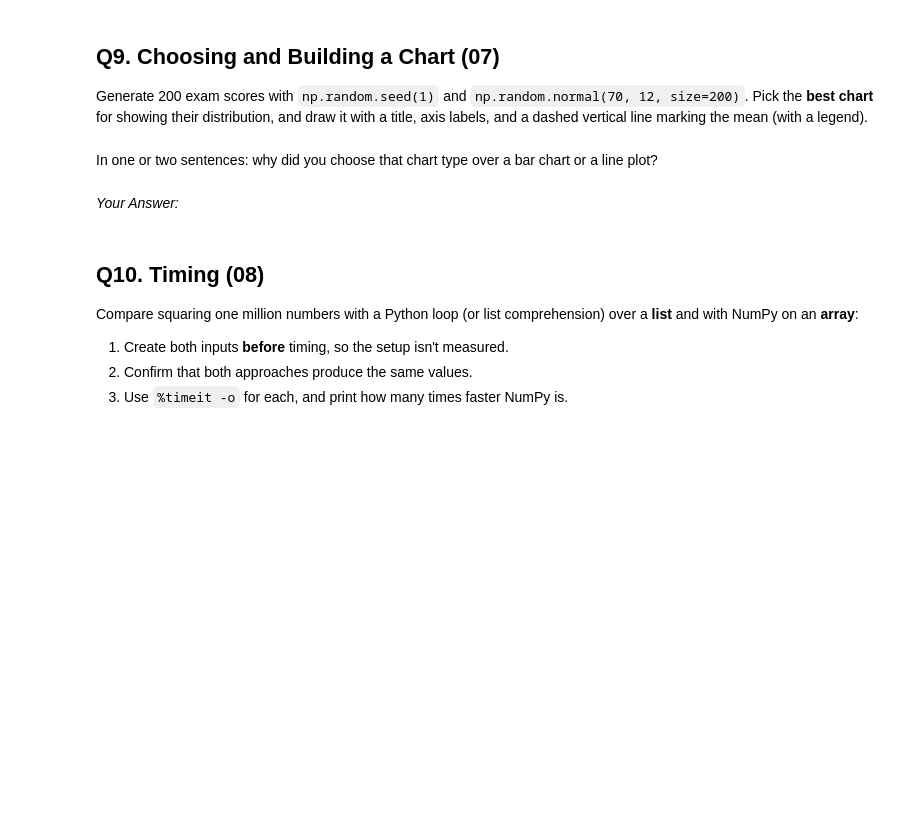
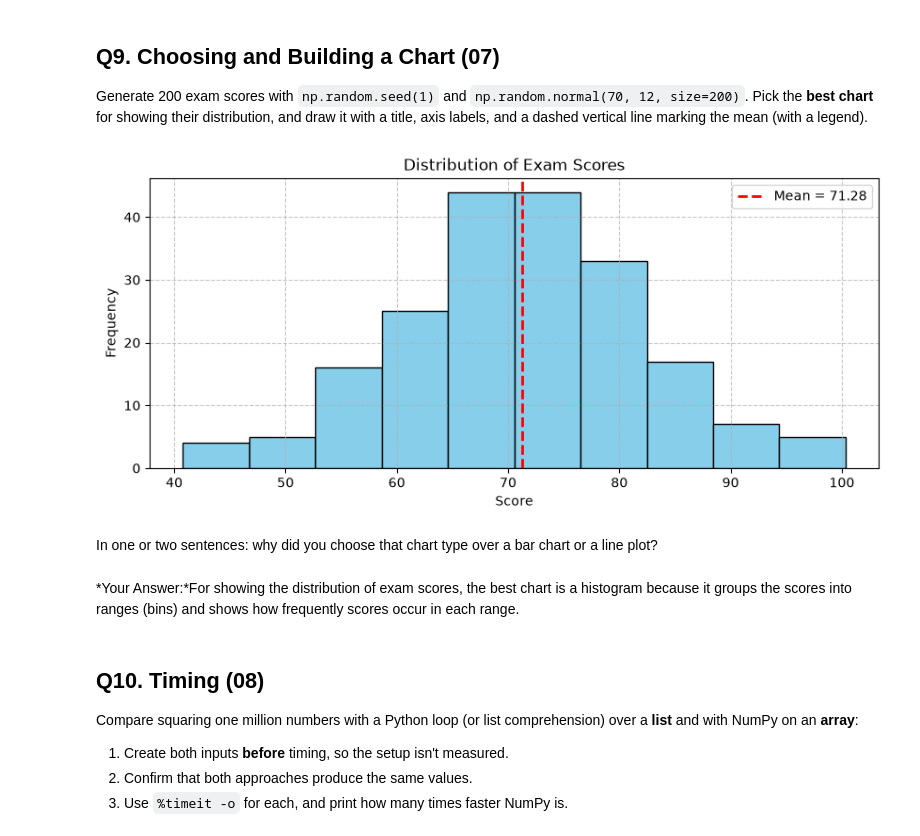
Before and after one commit to nazmunmansur/3603-data-science-mansur, a Jupyter notebook: 03-Completed/05-Foundations/Foundations_Quiz.ipynb, the cells around one changed output. Cells and saved outputs as stored; diff of their text form; code cells hidden in the pictures; blank space fills up the shorter version.

```diff
--- a/03-Completed/05-Foundations/Foundations_Quiz.ipynb
+++ b/03-Completed/05-Foundations/Foundations_Quiz.ipynb
@@ -89,3 +166,22 @@ Use `pathlib` and `with open(..., encoding='utf-8')`:
 Create a dictionary describing a course (name, number of credits, and a **list** of topics). Save it to `OUT / 'course.json'` with `indent=2`, read it back into a new variable, and print whether the two dictionaries are equal (`==`).
 # %%
 # Your code here
+# Create a course dictionary
+course = {
+    "name": "Introduction to Python",
+    "credits": 3,
+    "topics": ["Variables", "Loops", "Functions", "File Handling"]
+}
+
+# Save to JSON with indent=2
+json_file = OUT / "course.json"
+
+with open(json_file, "w", encoding="utf-8") as f:
+    json.dump(course, f, indent=2)
+
+# Read it back into a new variable
+with open(json_file, "r", encoding="utf-8") as f:
+    course_loaded = json.load(f)
+
+# Check whether the dictionaries are equal
+print(course == course_loaded)
@@ -106,10 +287,49 @@ Create a line plot of $y = x^2$ for 50 evenly spaced $x$ values from 0 to 10 (us
 Generate 200 exam scores with `np.random.seed(1)` and `np.random.normal(70, 12, size=200)`. Pick the **best chart** for showing their distribution, and draw it with a title, axis labels, and a dashed vertical line marking the mean (with a legend).
 # %%
 # Your code here
+import pandas as pd
+import numpy as np
+import matplotlib.pyplot as plt
+
+np.random.seed(1)
+scores = np.random.normal(70, 12, size=200)
+
+# Create DataFrame
+df_scores = pd.DataFrame({"Scores": scores})
+
+# Calculate mean
+mean_score = df_scores["Scores"].mean()
+
+# Plot histogram
+plt.figure(figsize=(10, 4))
+plt.hist(
+    df_scores["Scores"],
+    bins=10,
+    color="skyblue",
+    edgecolor="black"
+)
+
+# Add mean line
+plt.axvline(
+    mean_score,
+    color="red",
+    linestyle="--",
+    linewidth=2,
+    label=f"Mean = {mean_score:.2f}"
+)
+
+# Labels and title
+plt.title("Distribution of Exam Scores")
+plt.xlabel("Score")
+plt.ylabel("Frequency")
+plt.legend()
+plt.grid(True, linestyle="--", alpha=0.7)
+# %% [output]
+[figure, added]
 # %% [markdown]
 In one or two sentences: why did you choose that chart type over a bar chart or a line plot?
 # %% [markdown]
-*Your Answer:*
+*Your Answer:*For showing the distribution of exam scores, the best chart is a histogram because it groups the scores into ranges (bins) and shows how frequently scores occur in each range.
 # %% [markdown]
 ## Q10. Timing (08)
 Compare squaring one million numbers with a Python loop (or list comprehension) over a **list** and with NumPy on an **array**:
```
Also changed, not shown: parts of 23 cells of this notebook, 34 other files.
